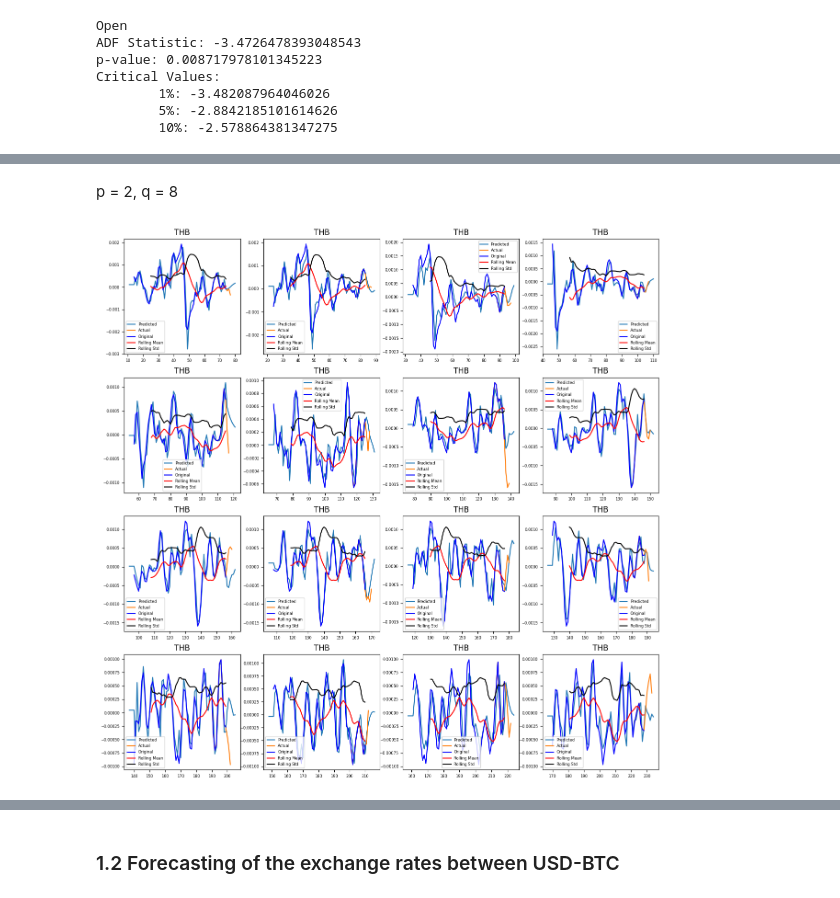
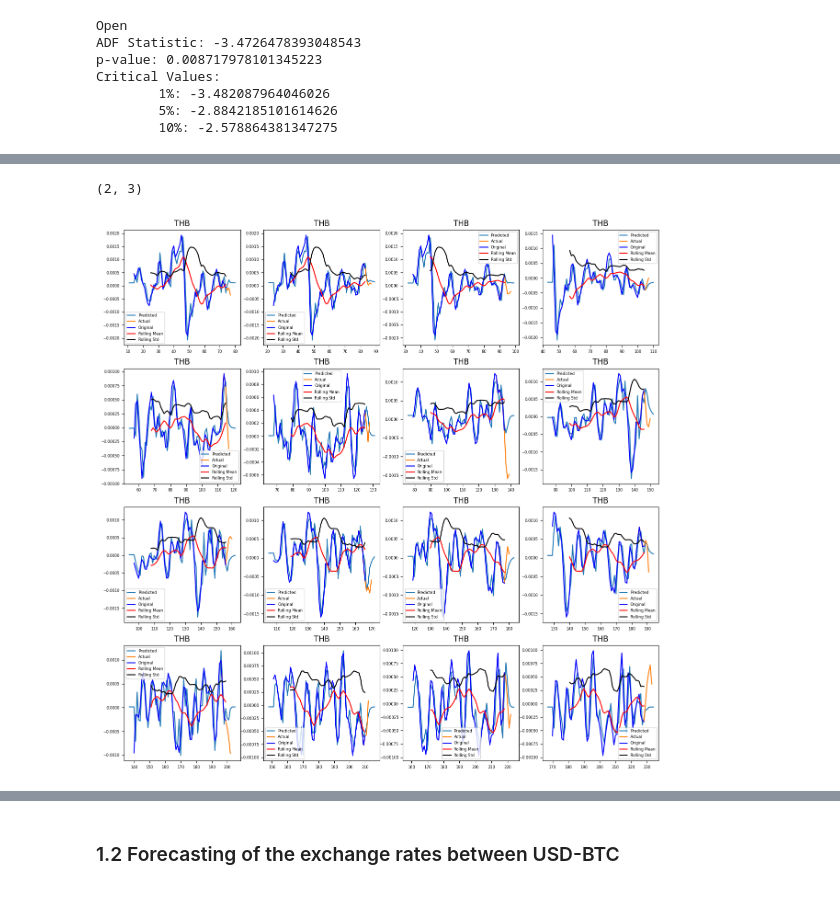
Before and after one commit to al3xkras/arima-python-examples, a Jupyter notebook: arima-currency-analysis/CurrencyAnalysis-ARIMA.ipynb, the cells around one changed output, grey strips where cells are left out. Saved outputs shown, nothing was run; the diff lists cells and outputs as text; code cells hidden in the pictures.

Commit message:
CurrencyAnalysis: implement method best_parameters() (find AR order p & MA order q of the ARIMA model based on acf & pacf); method summary()

```diff
--- a/arima-currency-analysis/CurrencyAnalysis-ARIMA.ipynb
+++ b/arima-currency-analysis/CurrencyAnalysis-ARIMA.ipynb
@@ -307,9 +328,9 @@ def currency_analysis_iter(ax,p,d,q,ca_gen):
     global date_min,date_max
     ca = ca_gen()
 
+    _,q=ca.best_parameters(Integration_fun=I)
     if len(ca.df_log())<min_train_sampsize:
         raise Exception("the ARIMA model can not be built")
-
     ca.df[ca.col] = I(ca.df_log())
 
     build_res=ca.arima_build(p,d,q,plot=False)
@@ -353,41 +375,43 @@ ca.plot_autocorr_fun()
-# %% [markdown]
-p = 2, q = 8
+# %%
+ca.best_parameters()
+# %% [output]
+(2, 3)
 # %%
 test_days=5
 
-p=2 # AR order
+p=1 # AR order
 d=0 # differencing order
-q=8 # MA order
+q=3 # MA order
 
 #Select data in range [date_min,date_max]
 date_min=pd.to_datetime("2022.01.01")
 date_max=pd.to_datetime("2022.04.01")
 date_diff=15
 min_train_sampsize=30 #1 month
 
 fig,axes=plt.subplots(4,4,figsize=(15,15))
 validations=[]
 
 def thb_by_date():
     global date_min,date_max
     return CurrencyAnalysis(alpha,df_currencies,'1 THB',date_min,date_max,test_days,'THB')
 
 for _ax in axes:
     stop=False
     for ax in _ax:
         date_min+=timedelta(date_diff)
         date_max+=timedelta(date_diff)
         try:
             currency_analysis_iter(ax,p,d,q,thb_by_date)
         except:
             stop=True
             break
     if stop:
         break
 
 fig.show()
 # %% [output]
-[figure, old version]
+[figure, new version]
 # %%
 def draw_validation_plot(validations):
     fig1,axes1=plt.subplots(4,4,figsize=(15,8))
```
Also changed, not shown: parts of 11 cells of this notebook.
